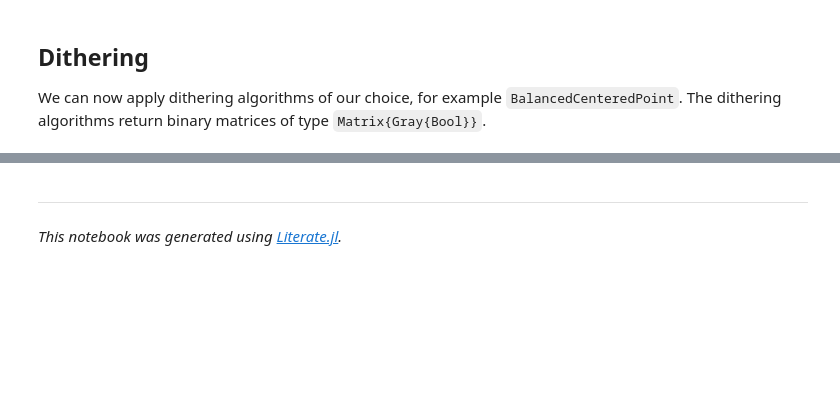
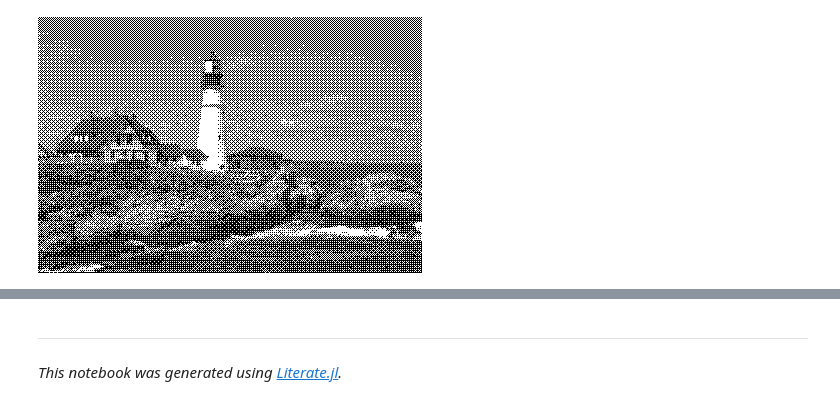
Before and after one commit to JuliaImages/DitherPunk.jl, a Jupyter notebook: dev/generated/simple_example.ipynb, the cells around one changed output, grey strips where cells are left out. Saved outputs shown, nothing was run; the diff lists cells and outputs as text; code cells hidden in the pictures; blank space fills up the shorter version.

```diff
--- a/dev/generated/simple_example.ipynb
+++ b/dev/generated/simple_example.ipynb
@@ -24,4 +22,4 @@ img = adjust_histogram(img, LinearStretching()) # normalize
-# %% [markdown]
-## Dithering
-We can now apply dithering algorithms of our choice, for example `BalancedCenteredPoint`.
-The dithering algorithms return binary matrices of type `Matrix{Gray{Bool}}`.
+# %%
+dither(img_gray, Bayer())
+# %% [output]
+[figure, added]
```
Also changed, not shown: parts of 26 cells of this notebook, 14 other files.
